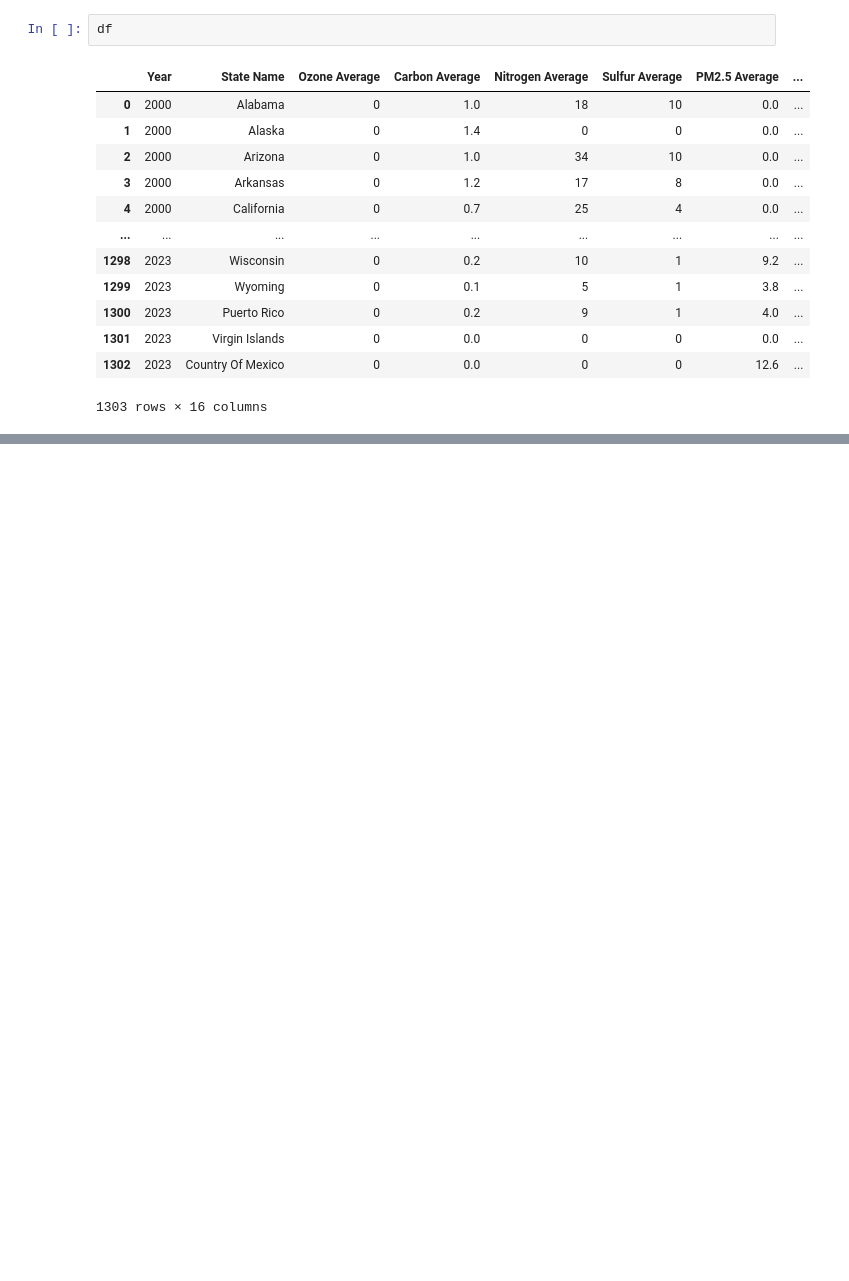
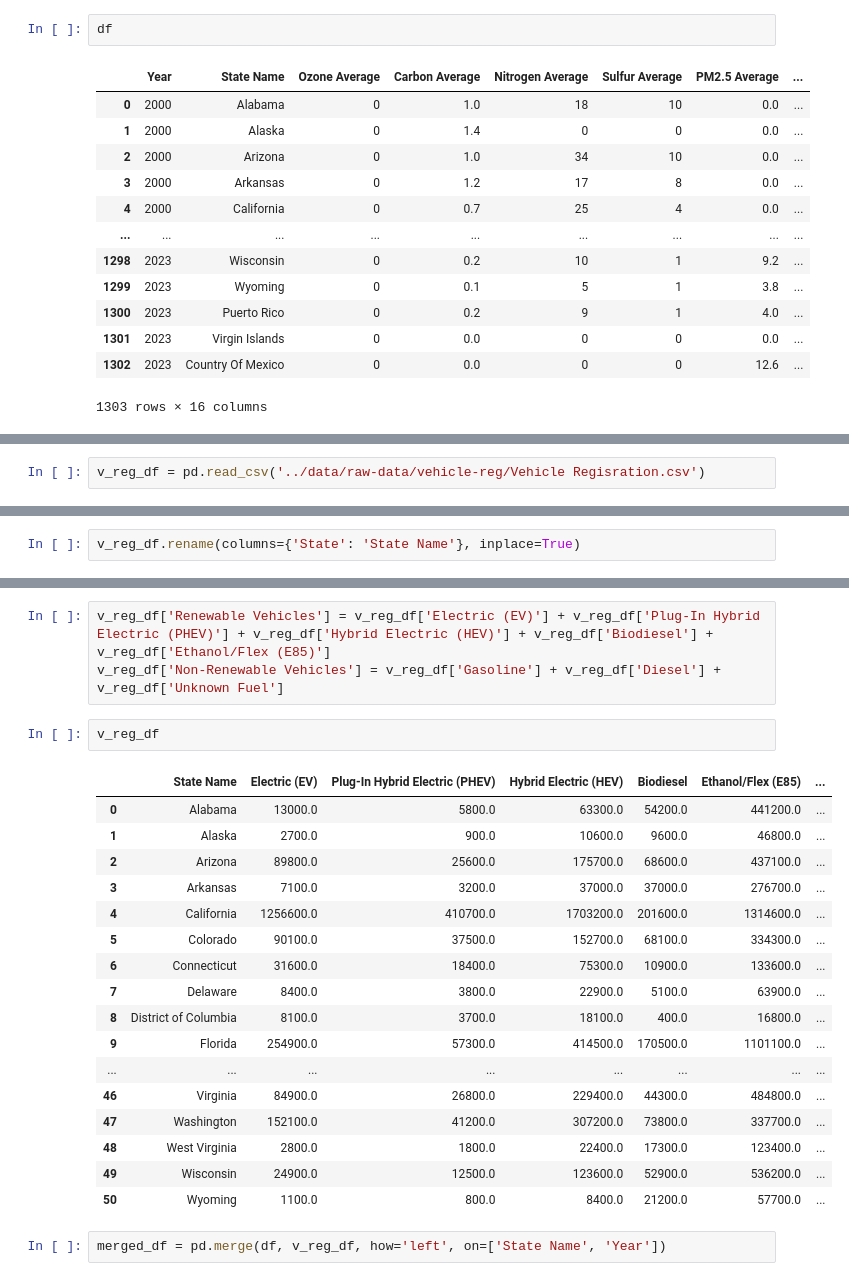
Before and after one commit to Rahib-Khan/Air_Quality_Predictor, a Jupyter notebook: src/external-data-merge.ipynb, the cells around one changed output, grey strips where cells are left out. Cells and saved outputs as stored; diff of their text form; blank space fills up the shorter version.

```diff
--- a/src/external-data-merge.ipynb
+++ b/src/external-data-merge.ipynb
@@ -97,0 +100,2 @@ df
+# %%
+v_reg_df = pd.read_csv('../data/raw-data/vehicle-reg/Vehicle Regisration.csv')
@@ -97,0 +109,2 @@ df
+# %%
+v_reg_df.rename(columns={'State': 'State Name'}, inplace=True)
@@ -97,0 +138,25 @@ df
+# %%
+v_reg_df['Renewable Vehicles'] = v_reg_df['Electric (EV)'] + v_reg_df['Plug-In Hybrid Electric (PHEV)'] + v_reg_df['Hybrid Electric (HEV)'] + v_reg_df['Biodiesel'] + v_reg_df['Ethanol/Flex (E85)']
+v_reg_df['Non-Renewable Vehicles'] = v_reg_df['Gasoline'] + v_reg_df['Diesel'] + v_reg_df['Unknown Fuel']
+# %%
+v_reg_df
+# %% [output]
+|  | State Name | Electric (EV) | Plug-In Hybrid Electric (PHEV) | Hybrid Electric (HEV) | Biodiesel | Ethanol/Flex (E85) | ... |
+| 0 | Alabama | 13000.0 | 5800.0 | 63300.0 | 54200.0 | 441200.0 | ... |
+| 1 | Alaska | 2700.0 | 900.0 | 10600.0 | 9600.0 | 46800.0 | ... |
+| 2 | Arizona | 89800.0 | 25600.0 | 175700.0 | 68600.0 | 437100.0 | ... |
+| 3 | Arkansas | 7100.0 | 3200.0 | 37000.0 | 37000.0 | 276700.0 | ... |
+| 4 | California | 1256600.0 | 410700.0 | 1703200.0 | 201600.0 | 1314600.0 | ... |
+| 5 | Colorado | 90100.0 | 37500.0 | 152700.0 | 68100.0 | 334300.0 | ... |
+| 6 | Connecticut | 31600.0 | 18400.0 | 75300.0 | 10900.0 | 133600.0 | ... |
+| 7 | Delaware | 8400.0 | 3800.0 | 22900.0 | 5100.0 | 63900.0 | ... |
+| 8 | District of Columbia | 8100.0 | 3700.0 | 18100.0 | 400.0 | 16800.0 | ... |
+| 9 | Florida | 254900.0 | 57300.0 | 414500.0 | 170500.0 | 1101100.0 | ... |
+| ... | ... | ... | ... | ... | ... | ... | ... |
+| 46 | Virginia | 84900.0 | 26800.0 | 229400.0 | 44300.0 | 484800.0 | ... |
+| 47 | Washington | 152100.0 | 41200.0 | 307200.0 | 73800.0 | 337700.0 | ... |
+| 48 | West Virginia | 2800.0 | 1800.0 | 22400.0 | 17300.0 | 123400.0 | ... |
+| 49 | Wisconsin | 24900.0 | 12500.0 | 123600.0 | 52900.0 | 536200.0 | ... |
+| 50 | Wyoming | 1100.0 | 800.0 | 8400.0 | 21200.0 | 57700.0 | ... |
+# %%
+merged_df = pd.merge(df, v_reg_df, how='left', on=['State Name', 'Year'])
```
Also changed, not shown: parts of 7 cells of this notebook, 3 other files.
